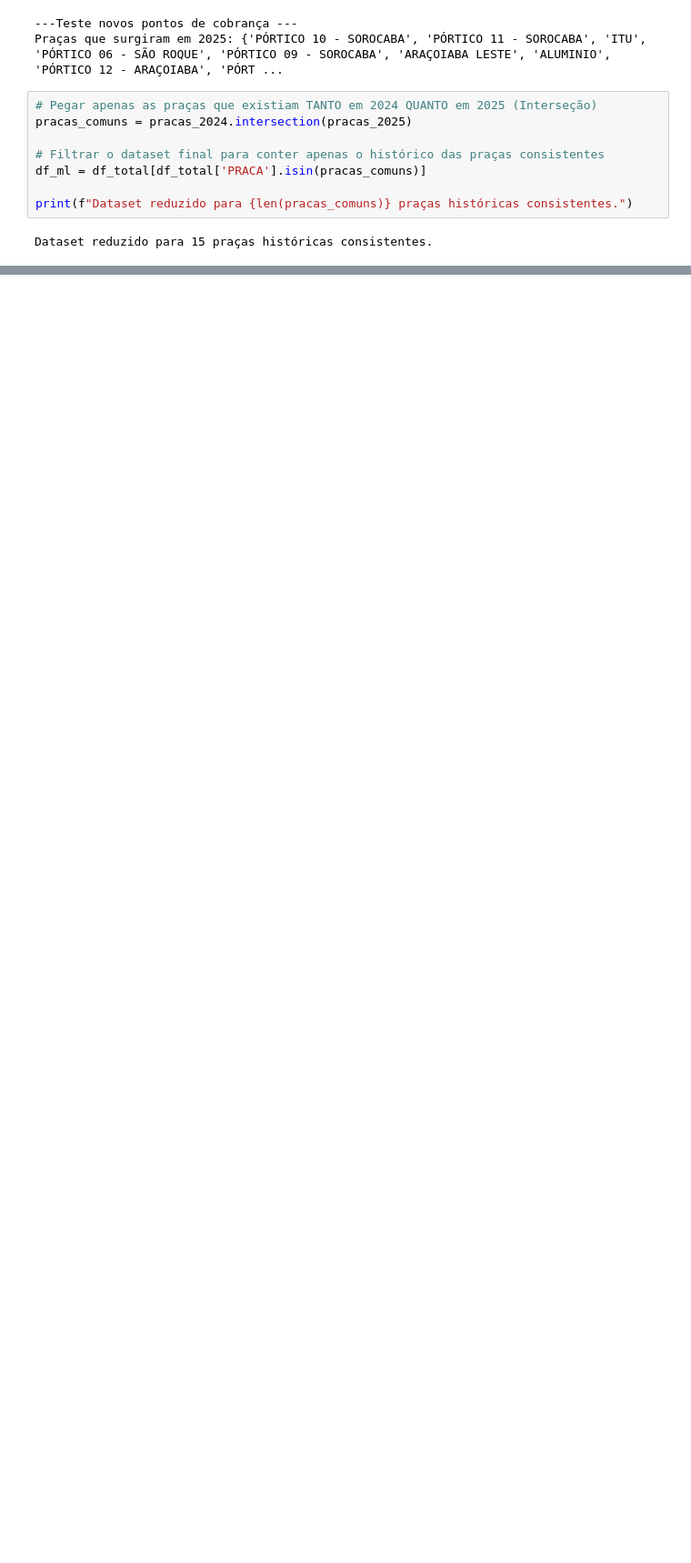
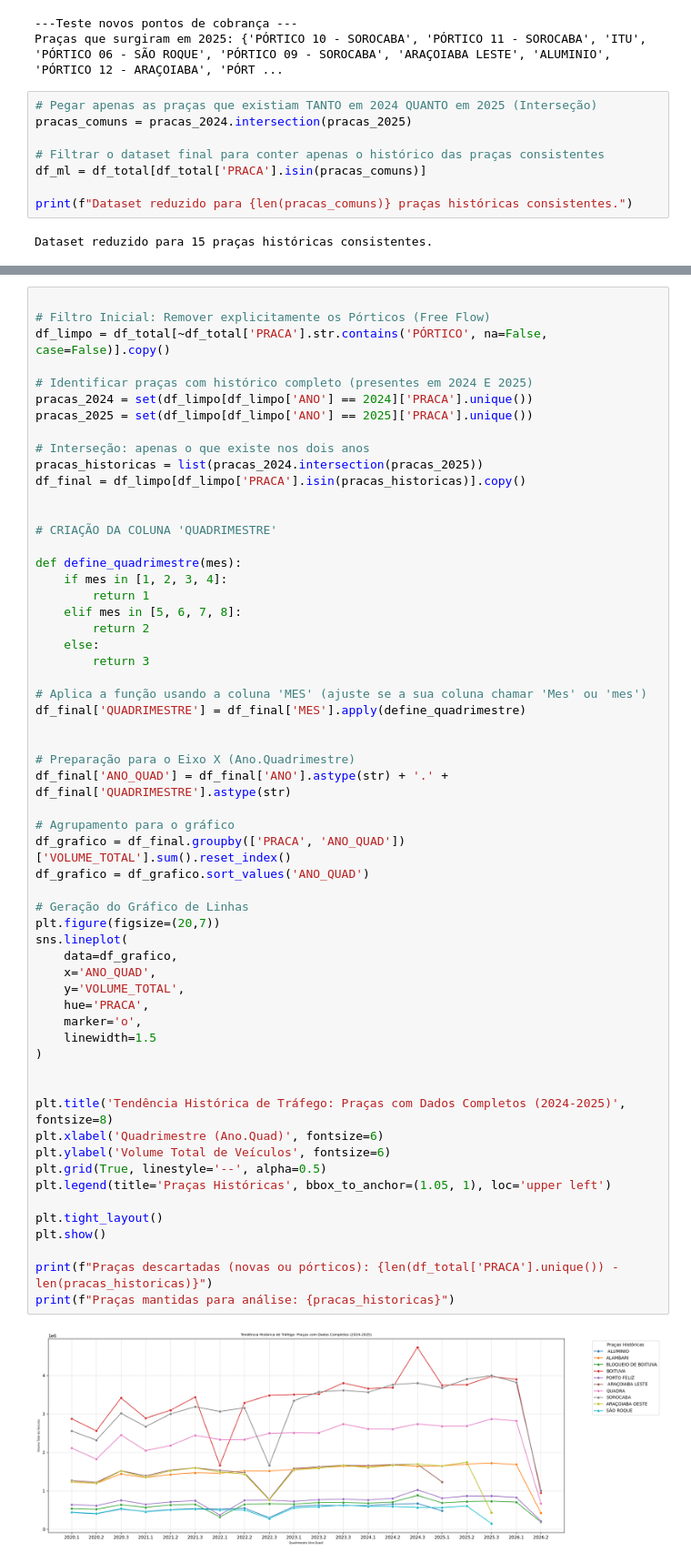
Before and after one commit to Cyrooikawa/TCC, a Jupyter notebook: main.ipynb, the cells around one changed output, grey strips where cells are left out. Shown at 91% size. Saved outputs shown, nothing was run; the diff lists cells and outputs as text; blank space fills up the shorter version.

```diff
--- a/main.ipynb
+++ b/main.ipynb
@@ -221,0 +174,60 @@ KeyError: 'ANO'
+# %%
+
+# Filtro Inicial: Remover explicitamente os Pórticos (Free Flow)
+df_limpo = df_total[~df_total['PRACA'].str.contains('PÓRTICO', na=False, case=False)].copy()
+
+# Identificar praças com histórico completo (presentes em 2024 E 2025)
+pracas_2024 = set(df_limpo[df_limpo['ANO'] == 2024]['PRACA'].unique())
+pracas_2025 = set(df_limpo[df_limpo['ANO'] == 2025]['PRACA'].unique())
+
+# Interseção: apenas o que existe nos dois anos
+pracas_historicas = list(pracas_2024.intersection(pracas_2025))
+df_final = df_limpo[df_limpo['PRACA'].isin(pracas_historicas)].copy()
+
+
+# CRIAÇÃO DA COLUNA 'QUADRIMESTRE'
+
+def define_quadrimestre(mes):
+    if mes in [1, 2, 3, 4]:
+        return 1
+    elif mes in [5, 6, 7, 8]:
+        return 2
+    else:
+        return 3
+
+# Aplica a função usando a coluna 'MES' (ajuste se a sua coluna chamar 'Mes' ou 'mes')
+df_final['QUADRIMESTRE'] = df_final['MES'].apply(define_quadrimestre)
+
+
+# Preparação para o Eixo X (Ano.Quadrimestre)
+df_final['ANO_QUAD'] = df_final['ANO'].astype(str) + '.' + df_final['QUADRIMESTRE'].astype(str)
+
+# Agrupamento para o gráfico
+df_grafico = df_final.groupby(['PRACA', 'ANO_QUAD'])['VOLUME_TOTAL'].sum().reset_index()
+df_grafico = df_grafico.sort_values('ANO_QUAD')
+
+# Geração do Gráfico de Linhas
+plt.figure(figsize=(20,7))
+sns.lineplot(
+    data=df_grafico,
+    x='ANO_QUAD',
+    y='VOLUME_TOTAL',
+    hue='PRACA',
+    marker='o',
+    linewidth=1.5
+)
+
+
+plt.title('Tendência Histórica de Tráfego: Praças com Dados Completos (2024-2025)', fontsize=8)
+plt.xlabel('Quadrimestre (Ano.Quad)', fontsize=6)
+plt.ylabel('Volume Total de Veículos', fontsize=6)
+plt.grid(True, linestyle='--', alpha=0.5)
+plt.legend(title='Praças Históricas', bbox_to_anchor=(1.05, 1), loc='upper left')
+
+plt.tight_layout()
+plt.show()
+
+print(f"Praças descartadas (novas ou pórticos): {len(df_total['PRACA'].unique()) - len(pracas_historicas)}")
+print(f"Praças mantidas para análise: {pracas_historicas}")
+# %% [output]
+[figure, added]
```
Also changed, not shown: parts of 13 cells of this notebook, 5 other files.
